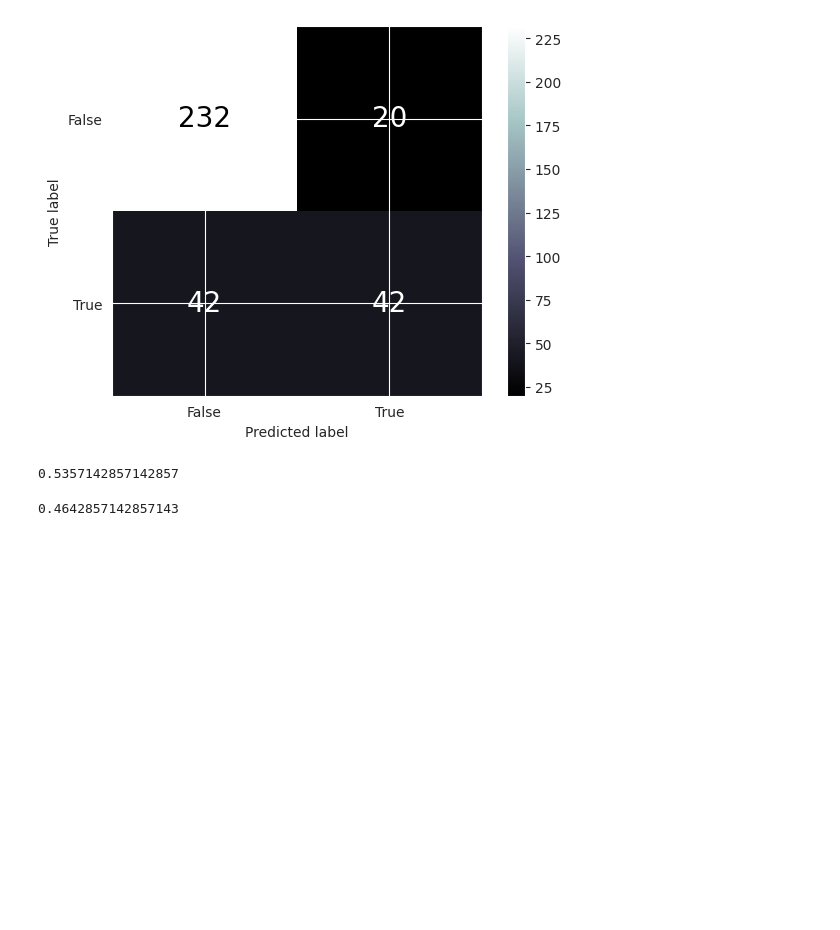
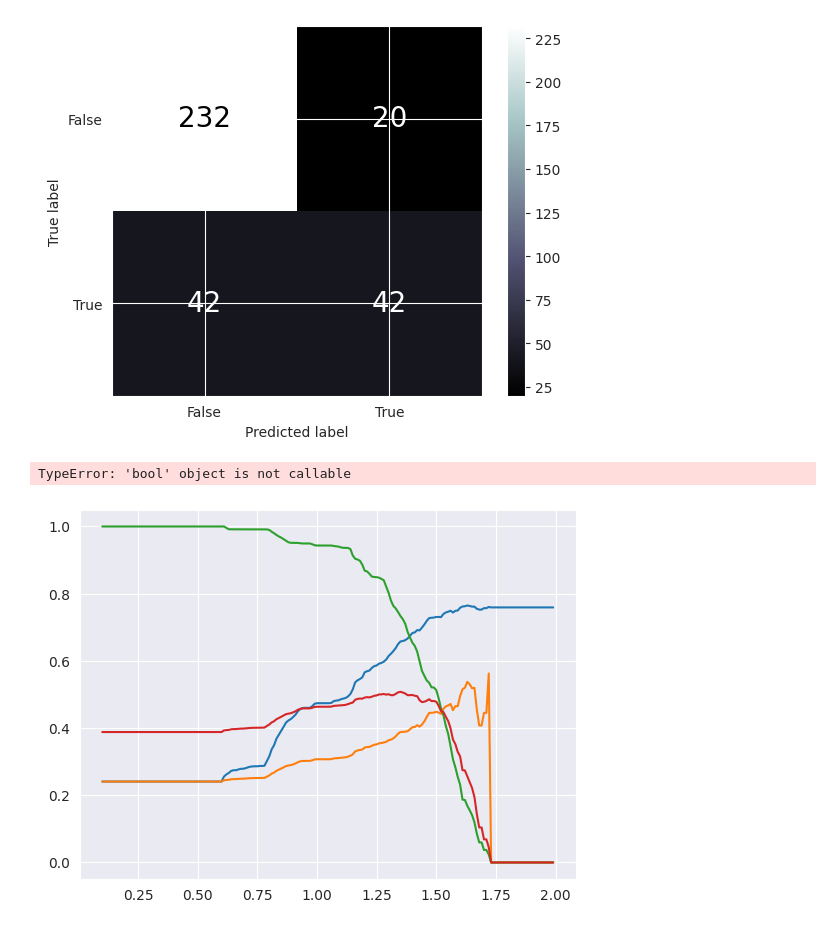
Before and after one commit to ptemarvelde/amalur-experiments, a Jupyter notebook: results/sigmod24/proposal.ipynb, the cells around one changed output. Cells and saved outputs as stored; diff of their text form; code cells hidden in the pictures; blank space fills up the shorter version.

```diff
--- a/results/sigmod24/proposal.ipynb
+++ b/results/sigmod24/proposal.ipynb
@@ -182,6 +182,7 @@ def train_and_score(model, X, y):
         ...
     return pipe
 # %%
+y = sigmod.label
 trained_pipe = train_and_score(LogisticRegression(max_iter=1000), X, sigmod.label)
 # %% [output]
 Model LogisticRegression(max_iter=1000)
@@ -252,8 +213,0 @@ class Amalur:
-# %%
-Morpheus.score(X_test, y_test)
-# %% [output]
-0.5357142857142857
-# %%
-Amalur.score(X_test, y_test)
-# %% [output]
-0.4642857142857143
@@ -259,0 +277,23 @@ Amalur.score(X_test, y_test)
+# %%
+scores = defaultdict(lambda: [])
+scoring_functions = {
+    "accuracy": accuracy_score,
+    "precision": precision_score,
+    "recall": recall_score,
+    "f1": f1_score
+}
+comp_values = np.arange(0.1, 2, 0.01)
+for r in tqdm(comp_values):
+    model = Amalur(r)
+    y_pred = model.predict(X)
+    for metric, func in scoring_functions.items():
+        scores[metric].append(func(y, y_pred))
+# %%
+import matplotlib.pyplot as plt
+for metric, values in scores.items():
+    plt.plot(comp_values, values, label=metric)
+plt.legend(loc='upper left')
+plt.show()
+# %% [output]
+TypeError: 'bool' object is not callable
+[figure, added]
```
Also changed, not shown: parts of 5 cells of this notebook.
